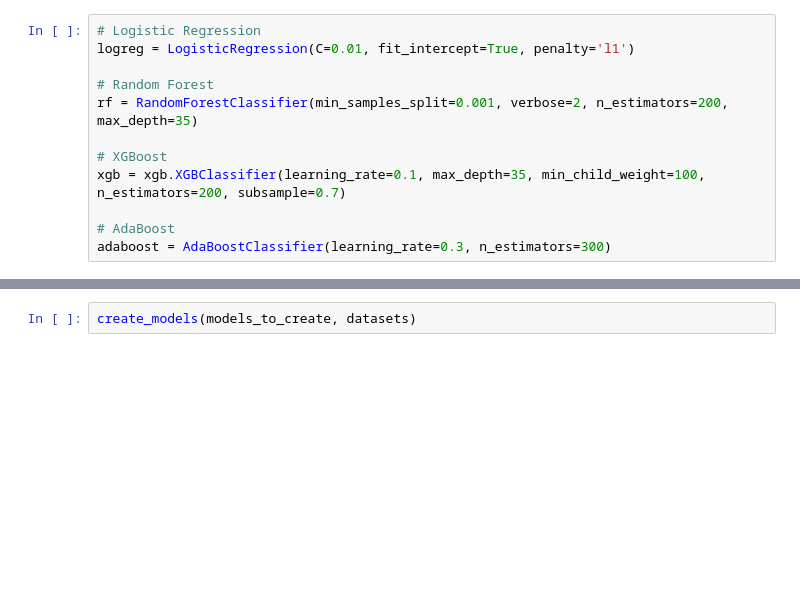
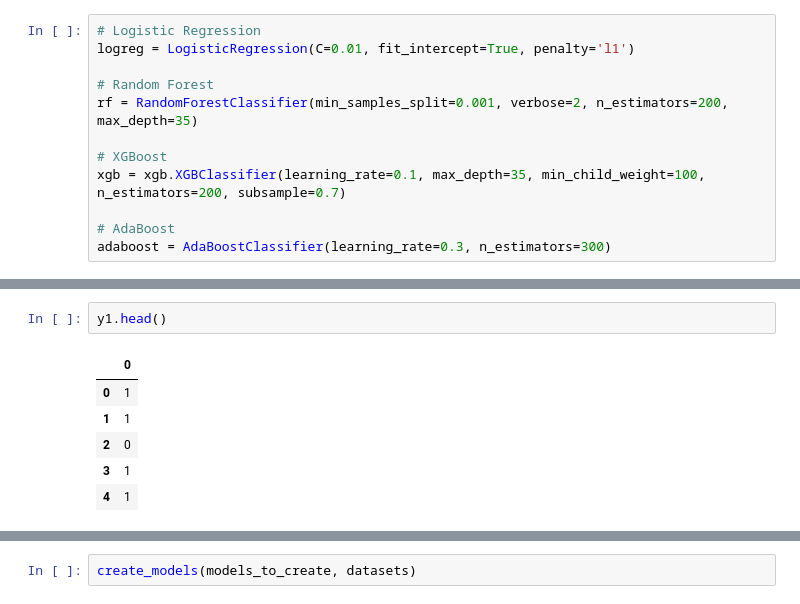
Before and after one commit to MerlinEgalite/kickstarter-analysis, a Jupyter notebook: create_zero_level_models_for_stacking.ipynb, the cells around one changed output, grey strips where cells are left out. Cells and saved outputs as stored; diff of their text form; blank space fills up the shorter version.

```diff
--- a/create_zero_level_models_for_stacking.ipynb
+++ b/create_zero_level_models_for_stacking.ipynb
@@ -81 +92,10 @@ adaboost = AdaBoostClassifier(learning_rate=0.3, n_estimators=300)
+# %%
+y1.head()
+# %% [output]
+|  | 0 |
+| 0 | 1 |
+| 1 | 1 |
+| 2 | 0 |
+| 3 | 1 |
+| 4 | 1 |
 # %%
```
Also changed, not shown: parts of 5 cells of this notebook.
